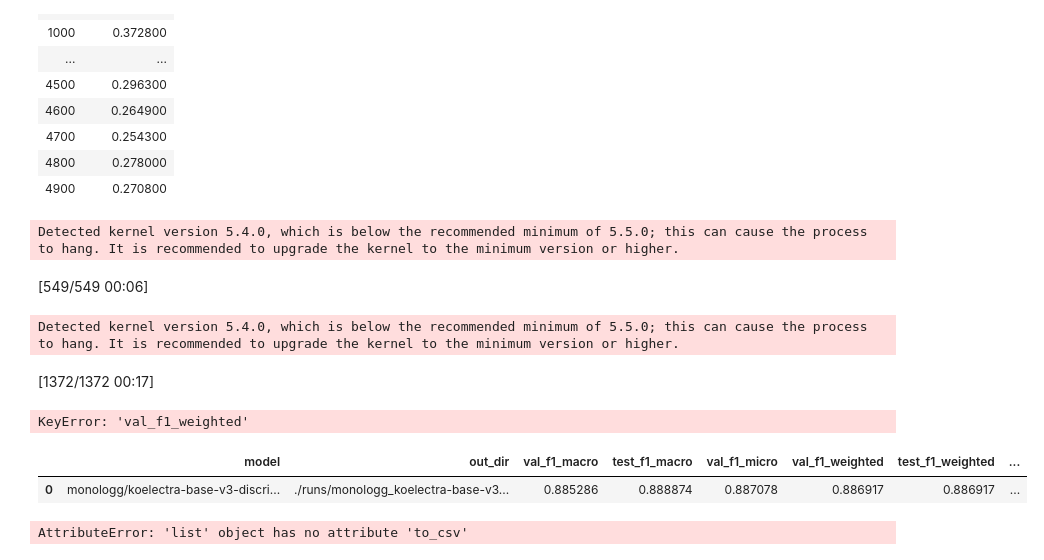
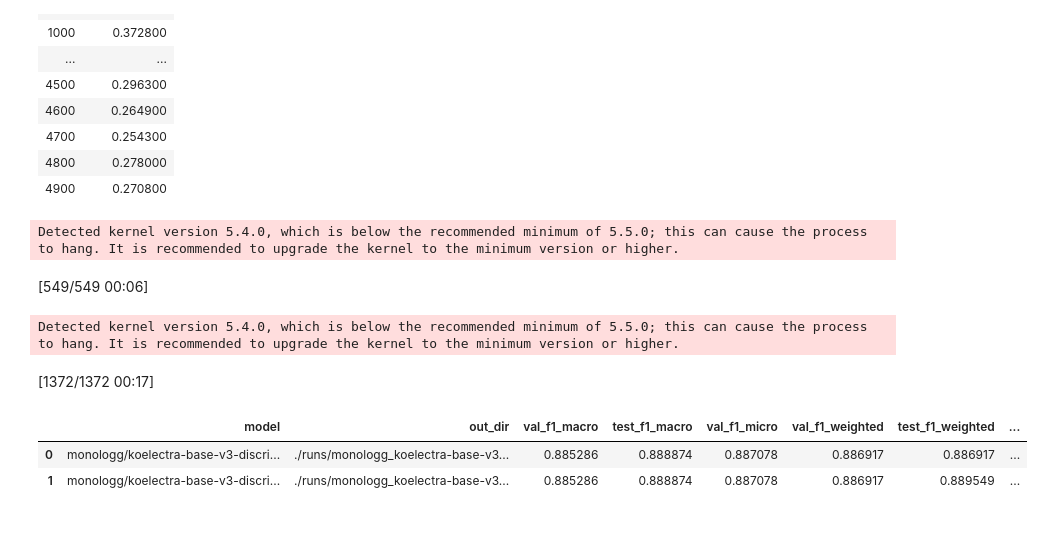
Before and after one commit to chaeyeon573/hate-speech-detection-hw-version, a Jupyter notebook: hw6_hate_speech_light_version.ipynb, the cells around one changed output. Saved outputs shown, nothing was run; the diff lists cells and outputs as text; code cells hidden in the pictures; blank space fills up the shorter version.

Commit message:
Qualitative Comparision included, baseline metrics updated

```diff
--- a/hw6_hate_speech_light_version.ipynb
+++ b/hw6_hate_speech_light_version.ipynb
@@ -210,7 +208,7 @@ Detected kernel version 5.4.0, which is below the recommended minimum of 5.5.0;
 | 4900 | 0.270800 |
 # %%
 import numpy as np
-from sklearn.metrics import f1_score, accuracy_score, roc_auc_score
+from sklearn.metrics import f1_score, accuracy_score, precision_score, recall_score
 
 def compute_metrics(eval_pred):
     logits, labels = eval_pred
@@ -222,7 +220,9 @@ def compute_metrics(eval_pred):
         "acc": accuracy_score(labels, preds),
         "f1_macro": f1_score(labels, preds, average="macro"),
         "f1_micro": f1_score(labels, preds, average="micro"),
-        "f1_weighted": f1_score(labels, preds, average="weighted")
+        "f1_weighted": f1_score(labels, preds, average="weighted"),
+        "precision_macro": precision_score(labels, preds, average = "macro", zero_division= 0),
+        "recall_macro": recall_score(labels, preds, average = "macro", zero_division = 0)
     }
     return out
 # %%
@@ -279,30 +279,34 @@ Detected kernel version 5.4.0, which is below the recommended minimum of 5.5.0;
 [549/549 00:06]
 Detected kernel version 5.4.0, which is below the recommended minimum of 5.5.0; this can cause the process to hang. It is recommended to upgrade the kernel to the minimum version or higher.
 [1372/1372 00:17]
-KeyError: 'val_f1_weighted'
 # %%
 #results
 results.append({
-        "model": m,
-        "out_dir": out_dir,
-        "val_f1_macro": val_metrics["eval_f1_macro"],
-        "test_f1_macro": test_metrics["eval_f1_macro"],
-        "val_f1_micro" : val_metrics["eval_f1_micro"],
-        "test_f1_macro" : test_metrics["eval_f1_macro"],
-        "val_f1_weighted": val_metrics["eval_f1_weighted"],
-        "test_f1_weighted": val_metrics["eval_f1_weighted"],
-        "val_acc":val_metrics["eval_acc"],
-        "test_acc":val_metrics["eval_acc"]
+    "model": m,
+    "out_dir": out_dir,
+
+    # ---- F1 scores ----
+    "val_f1_macro": val_metrics["eval_f1_macro"],
+    "test_f1_macro": test_metrics["eval_f1_macro"],
+
+    "val_f1_micro": val_metrics["eval_f1_micro"],
+    "test_f1_micro": test_metrics["eval_f1_micro"],
+
+    "val_f1_weighted": val_metrics["eval_f1_weighted"],
+    "test_f1_weighted": test_metrics["eval_f1_weighted"],
+
+    # ---- Accuracy ----
+    "val_acc": val_metrics["eval_acc"],
+    "test_acc": test_metrics["eval_acc"],
+
+    # ---- Precision / Recall (macro) ----
+    "val_precision_macro": val_metrics.get("eval_precision_macro"),
+    "test_precision_macro": test_metrics.get("eval_precision_macro"),
+
+    "val_recall_macro": val_metrics.get("eval_recall_macro"),
+    "test_recall_macro": test_metrics.get("eval_recall_macro"),
 })
-
-
-import pandas as pd
-pd.DataFrame(results).sort_values("test_f1_macro", ascending=False)
 # %% [output]
 |  | model | out_dir | val_f1_macro | test_f1_macro | val_f1_micro | val_f1_weighted | test_f1_weighted | ... |
 | 0 | monologg/koelectra-base-v3-discri... | ./runs/monologg_koelectra-base-v3... | 0.885286 | 0.888874 | 0.887078 | 0.886917 | 0.886917 | ... |
+| 1 | monologg/koelectra-base-v3-discri... | ./runs/monologg_koelectra-base-v3... | 0.885286 | 0.888874 | 0.887078 | 0.886917 | 0.889549 | ... |
-# %%
-
-results.to_csv("results.csv", index = False)
-# %% [output]
-AttributeError: 'list' object has no attribute 'to_csv'
```
Also changed, not shown: parts of 6 cells of this notebook.
